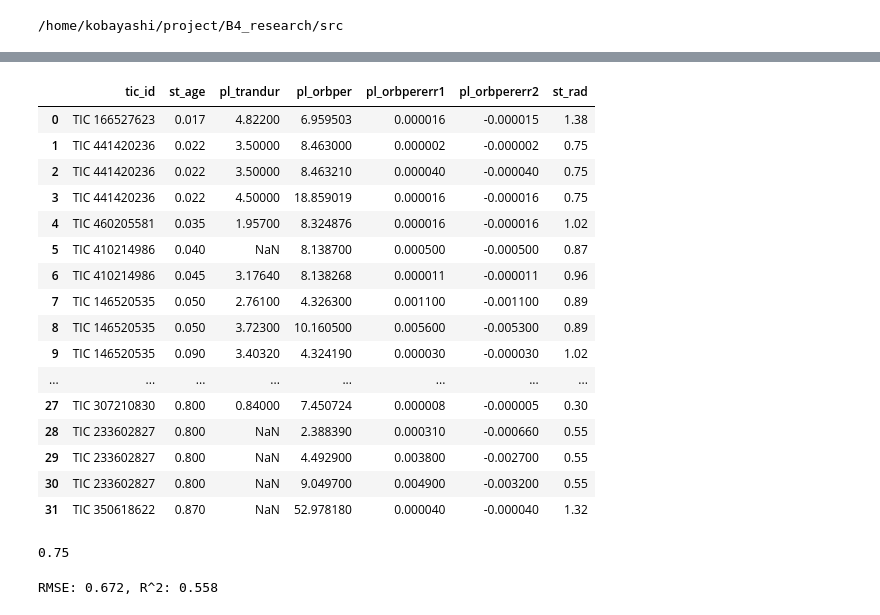
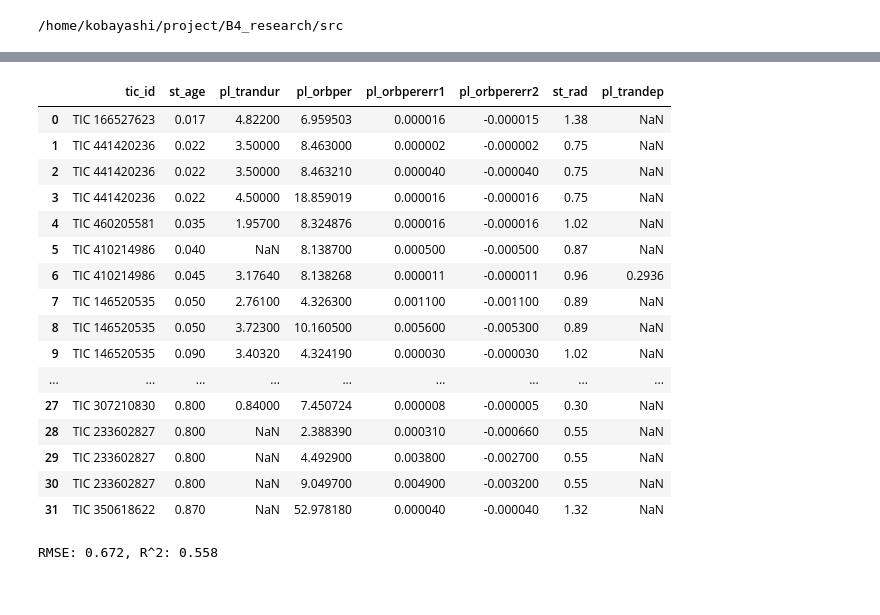
Before and after one commit to hiremasa/ytps, a Jupyter notebook: src/notebook/Extract_Nasa_exoplanet_archive.ipynb, the cells around one changed output, grey strips where cells are left out. Drawn from its saved outputs; the diff is of its cells as text; code cells hidden in the pictures.

```diff
--- a/src/notebook/Extract_Nasa_exoplanet_archive.ipynb
+++ b/src/notebook/Extract_Nasa_exoplanet_archive.ipynb
@@ -64,29 +64,25 @@ df_planets
 | 30 | TOI-1749 d | TOI-1749 | TIC 233602827 | 1 | 1 | 3 | Transit | 2021 | Transiting Exoplanet Survey Satel... | ... |
 | 31 | TOI-201 b | TOI-201 | TIC 350618622 | 1 | 1 | 1 | Transit | 2021 | Transiting Exoplanet Survey Satel... | ... |
 # %%
-df_planets[["tic_id", "st_age", "pl_trandur", "pl_orbper", "pl_orbpererr1", "pl_orbpererr2", "st_rad"]]
+df_planets[["tic_id", "st_age", "pl_trandur", "pl_orbper", "pl_orbpererr1", "pl_orbpererr2", "st_rad", "pl_trandep"]]#.dropna(subset=["pl_trandep"])
 # %% [output]
-|  | tic_id | st_age | pl_trandur | pl_orbper | pl_orbpererr1 | pl_orbpererr2 | st_rad |
-| 0 | TIC 166527623 | 0.017 | 4.82200 | 6.959503 | 0.000016 | -0.000015 | 1.38 |
-| 1 | TIC 441420236 | 0.022 | 3.50000 | 8.463000 | 0.000002 | -0.000002 | 0.75 |
-| 2 | TIC 441420236 | 0.022 | 3.50000 | 8.463210 | 0.000040 | -0.000040 | 0.75 |
-| 3 | TIC 441420236 | 0.022 | 4.50000 | 18.859019 | 0.000016 | -0.000016 | 0.75 |
-| 4 | TIC 460205581 | 0.035 | 1.95700 | 8.324876 | 0.000016 | -0.000016 | 1.02 |
-| 5 | TIC 410214986 | 0.040 | NaN | 8.138700 | 0.000500 | -0.000500 | 0.87 |
-| 6 | TIC 410214986 | 0.045 | 3.17640 | 8.138268 | 0.000011 | -0.000011 | 0.96 |
-| 7 | TIC 146520535 | 0.050 | 2.76100 | 4.326300 | 0.001100 | -0.001100 | 0.89 |
-| 8 | TIC 146520535 | 0.050 | 3.72300 | 10.160500 | 0.005600 | -0.005300 | 0.89 |
-| 9 | TIC 146520535 | 0.090 | 3.40320 | 4.324190 | 0.000030 | -0.000030 | 1.02 |
-| ... | ... | ... | ... | ... | ... | ... | ... |
-| 27 | TIC 307210830 | 0.800 | 0.84000 | 7.450724 | 0.000008 | -0.000005 | 0.30 |
-| 28 | TIC 233602827 | 0.800 | NaN | 2.388390 | 0.000310 | -0.000660 | 0.55 |
-| 29 | TIC 233602827 | 0.800 | NaN | 4.492900 | 0.003800 | -0.002700 | 0.55 |
-| 30 | TIC 233602827 | 0.800 | NaN | 9.049700 | 0.004900 | -0.003200 | 0.55 |
-| 31 | TIC 350618622 | 0.870 | NaN | 52.978180 | 0.000040 | -0.000040 | 1.32 |
+|  | tic_id | st_age | pl_trandur | pl_orbper | pl_orbpererr1 | pl_orbpererr2 | st_rad | pl_trandep |
+| 0 | TIC 166527623 | 0.017 | 4.82200 | 6.959503 | 0.000016 | -0.000015 | 1.38 | NaN |
+| 1 | TIC 441420236 | 0.022 | 3.50000 | 8.463000 | 0.000002 | -0.000002 | 0.75 | NaN |
+| 2 | TIC 441420236 | 0.022 | 3.50000 | 8.463210 | 0.000040 | -0.000040 | 0.75 | NaN |
+| 3 | TIC 441420236 | 0.022 | 4.50000 | 18.859019 | 0.000016 | -0.000016 | 0.75 | NaN |
+| 4 | TIC 460205581 | 0.035 | 1.95700 | 8.324876 | 0.000016 | -0.000016 | 1.02 | NaN |
+| 5 | TIC 410214986 | 0.040 | NaN | 8.138700 | 0.000500 | -0.000500 | 0.87 | NaN |
+| 6 | TIC 410214986 | 0.045 | 3.17640 | 8.138268 | 0.000011 | -0.000011 | 0.96 | 0.2936 |
+| 7 | TIC 146520535 | 0.050 | 2.76100 | 4.326300 | 0.001100 | -0.001100 | 0.89 | NaN |
+| 8 | TIC 146520535 | 0.050 | 3.72300 | 10.160500 | 0.005600 | -0.005300 | 0.89 | NaN |
+| 9 | TIC 146520535 | 0.090 | 3.40320 | 4.324190 | 0.000030 | -0.000030 | 1.02 | NaN |
+| ... | ... | ... | ... | ... | ... | ... | ... | ... |
+| 27 | TIC 307210830 | 0.800 | 0.84000 | 7.450724 | 0.000008 | -0.000005 | 0.30 | NaN |
+| 28 | TIC 233602827 | 0.800 | NaN | 2.388390 | 0.000310 | -0.000660 | 0.55 | NaN |
+| 29 | TIC 233602827 | 0.800 | NaN | 4.492900 | 0.003800 | -0.002700 | 0.55 | NaN |
+| 30 | TIC 233602827 | 0.800 | NaN | 9.049700 | 0.004900 | -0.003200 | 0.55 | NaN |
+| 31 | TIC 350618622 | 0.870 | NaN | 52.978180 | 0.000040 | -0.000040 | 1.32 | NaN |
-# %%
-df_planets[df_planets["tic_id"]=="TIC "+ str(441420236)]["st_rad"].unique()[0]
-# %% [output]
-0.75
 # %%
 from sklearn.metrics import mean_absolute_error, r2_score
 from astropy import constants as const
```
Also changed, not shown: 4 other files.
